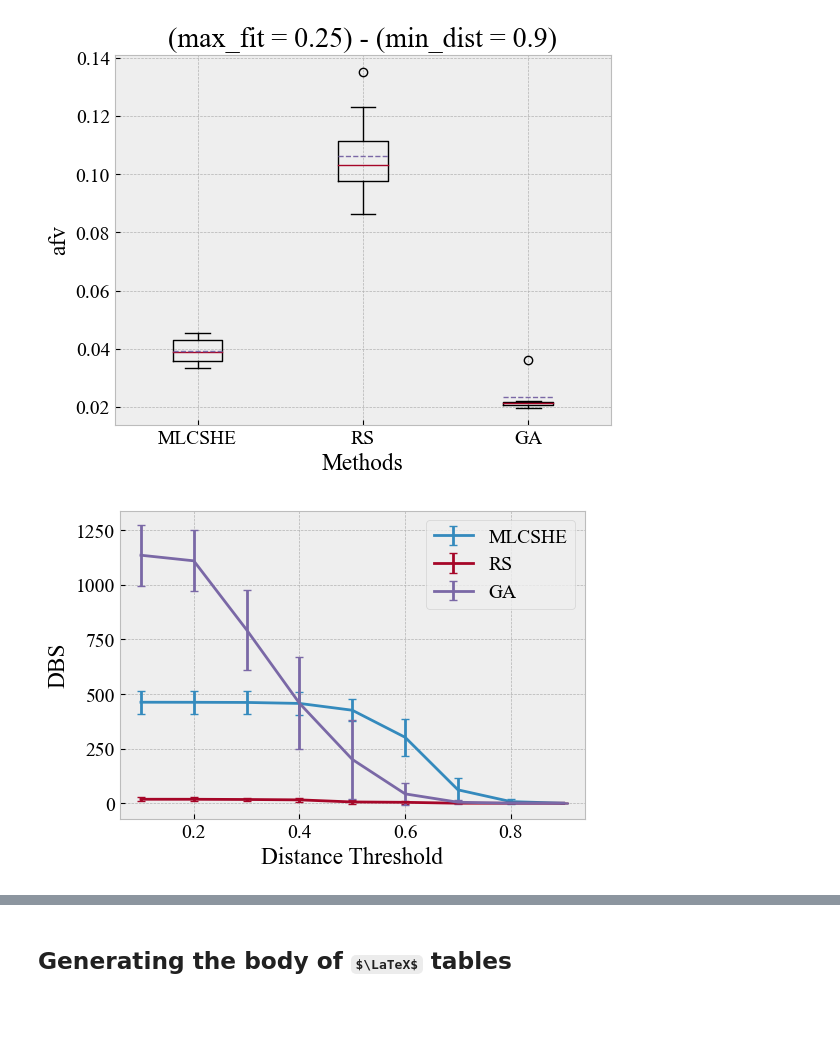
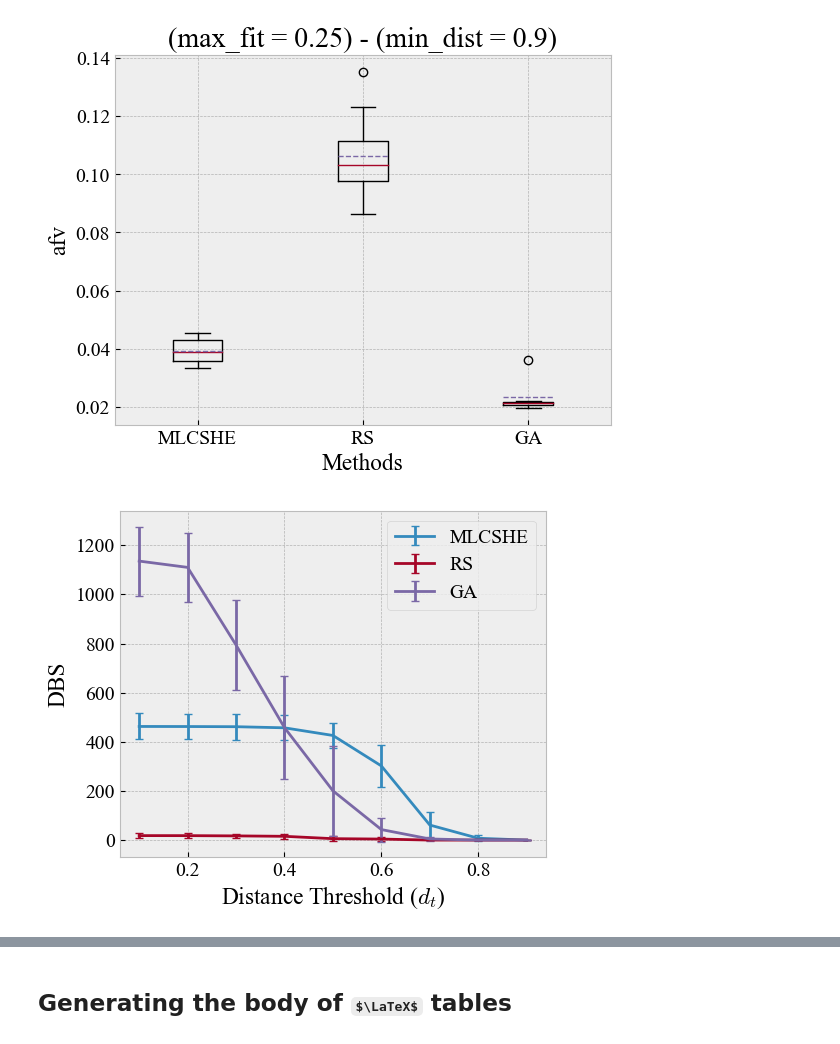
Before and after one commit to SepShr/MLCSHE, a Jupyter notebook: postprocess.ipynb, the cells around one changed output, grey strips where cells are left out. Drawn from its saved outputs; the diff is of its cells as text; code cells hidden in the pictures; some formulas as TeX source; blank space fills up the shorter version.

Commit message:
plots formatting updated

```diff
--- a/postprocess.ipynb
+++ b/postprocess.ipynb
@@ -380,35 +380,35 @@ c:\Users\sepeh\Projects\MLCSHE\results\postprocess\calculated_results_rq1.pkl
 # %%
 def draw_dbs_vs_dist_thr(data, fit_thr, save_fig=False, dest_folder: str = 'diagrams'):
     """Draw the DBS vs. distance threshold plot.
     Every point has a confidence interval.
     Each line represents a method.
     """
-    fig, ax = plt.subplots(figsize=(6, 4))
+    fig, ax = plt.subplots(figsize=(5.5, 4.5))
     for method in ['MLCSHE', 'RS', 'GA']:
         x = DISTANCE_THRESHOLDS
         # y = data[(data.method==method) & (data.fit_thr==fit_thr)]['dbs'].values[0]
         y_mean = data[(data.method==method) & (data.fit_thr==fit_thr)]['dbs_mean'].values
         y_std = data[(data.method==method) & (data.fit_thr==fit_thr)]['dbs_95_ci'].values
         ax.errorbar(x, y_mean, yerr=y_std, label=method, capsize=3)
-    ax.set_xlabel('Distance Threshold')
+    ax.set_xlabel('Distance Threshold ($d_t$)')
     ax.set_ylabel('DBS')
     # ax.set_title(f'DBS vs. Distance Threshold (Fitness Threshold={fit_thr})')
     ax.legend()
     if save_fig:
         dest_dir = RESULTS_DIR.joinpath(dest_folder)
         dest_dir.mkdir(parents=True, exist_ok=True)
         fig.savefig(dest_dir.joinpath(f'rq1_dbs_vs_dist_thr_fit_thr_{fit_thr}.png'), dpi=300)
         fig.savefig(dest_dir.joinpath(f'rq1_dbs_vs_dist_thr_fit_thr_{fit_thr}.pdf'))
     plt.show()
 
 # Load the calculated results.
 calculated_results_file_rq1 = RESULTS_DIR.joinpath('calculated_results_rq1.pkl')
 with open(calculated_results_file_rq1, 'rb') as f:
     processed_results_df_rq1 = pd.read_pickle(f)
 
 draw_dbs_vs_dist_thr(processed_results_df_rq1, 0.20, save_fig=True)
 # %% [output]
-[figure, old version]
+[figure, new version]
 # %%
 def plot_3d(data):
     """Plot the DBS vs. fitness threshold vs. distance threshold.
```
Also changed, not shown: parts of 1 cell of this notebook.
